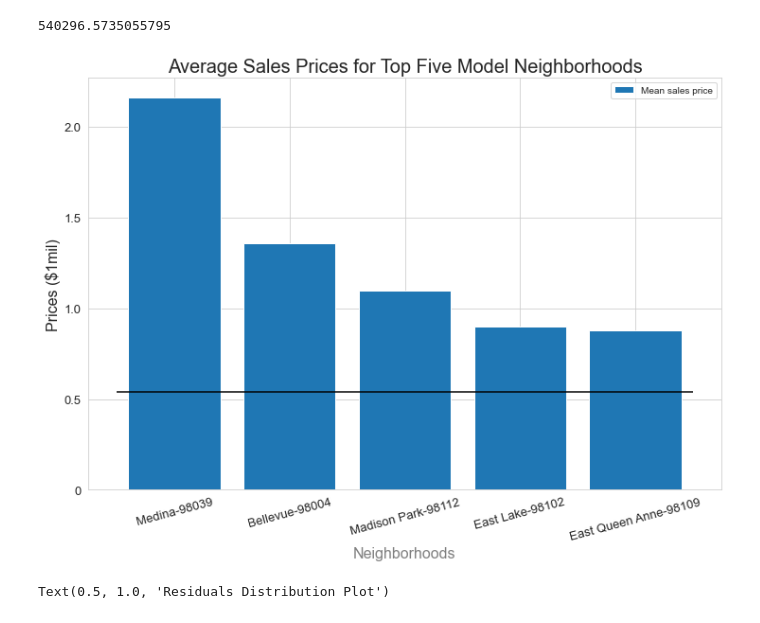
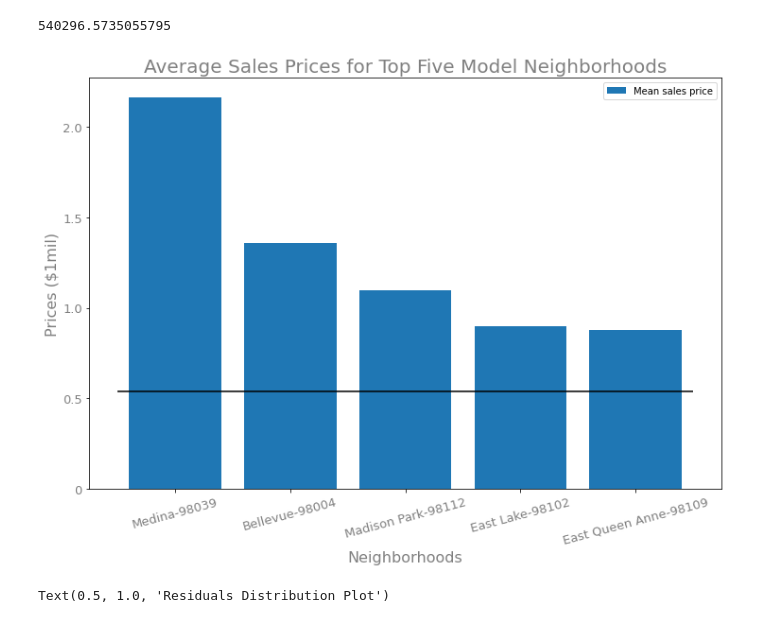
Before and after one commit to ekvu/phase_2_project_King_County_RE, a Jupyter notebook: COPY_PLAY_NOTEBOOK.ipynb, the cells around one changed output. Cells and saved outputs as stored; diff of their text form; code cells hidden in the pictures.

Commit message:
updated graphic

```diff
--- a/COPY_PLAY_NOTEBOOK.ipynb
+++ b/COPY_PLAY_NOTEBOOK.ipynb
@@ -728,25 +591,25 @@ kc_mean_price
 540296.5735055795
 # %%
 fig, ax = plt.subplots(figsize = (12, 8))
-#plt.style.use=('use_dark_background')
+plt.style.use=('use_dark_background')
 
 #top5 model neighborhood label for plot
 area_labels = ["Medina-98039", "Bellevue-98004", "Madison Park-98112",
                "East Lake-98102", "East Queen Anne-98109"]
 #mean for the top 5 Model neighborhoods.
 zip_price = [2.161300e+06,1.356524e+06,1.096239e+06, 8.996077e+05,8.800778e+05 ]
 
 ax.bar(area_labels, zip_price)
-ax.set_title('Average Sales Prices for Top Five Model Neighborhoods', fontsize=20)
+ax.set_title('Average Sales Prices for Top Five Model Neighborhoods', fontsize=20, color='gray')
 ax.set_xlabel('Neighborhoods', fontsize=16, color='gray')
 ax.set_ylabel('Prices ($1mil)', fontsize=16, color='gray')
 ax.legend(['Mean sales price', 'Average Price'])
 plt.hlines(kc_mean_price, -.5 ,4.5, colors="black", label="Average Price")
 ax.set_xticklabels(area_labels, rotation=15, fontsize=13, color='gray')
 ax.set_yticklabels(['0', '0.5', '1.0', '1.5', '2.0'], fontsize=13, color='gray');
 plt.savefig('./images/Mean_Sales_Zip_Price',bbox_inches='tight')
 # %% [output]
-[figure, old version]
+[figure, new version]
 # %%
 fig, axs = plt.subplots(ncols=2, figsize = (18,6))
 
```
Also changed, not shown: parts of 14 cells of this notebook, 1 other file.
